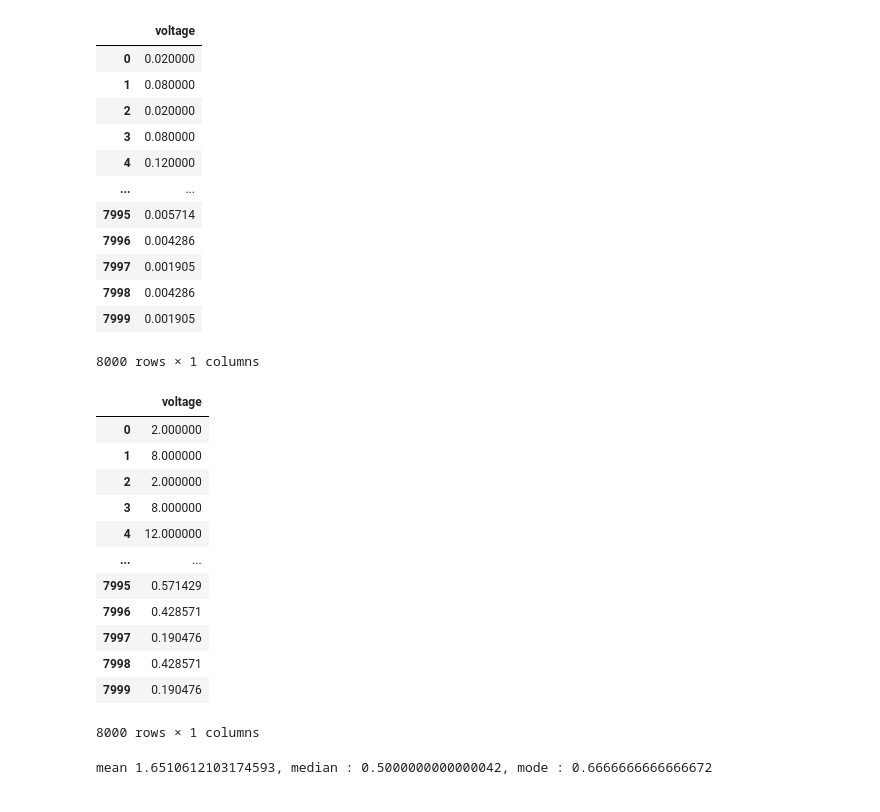
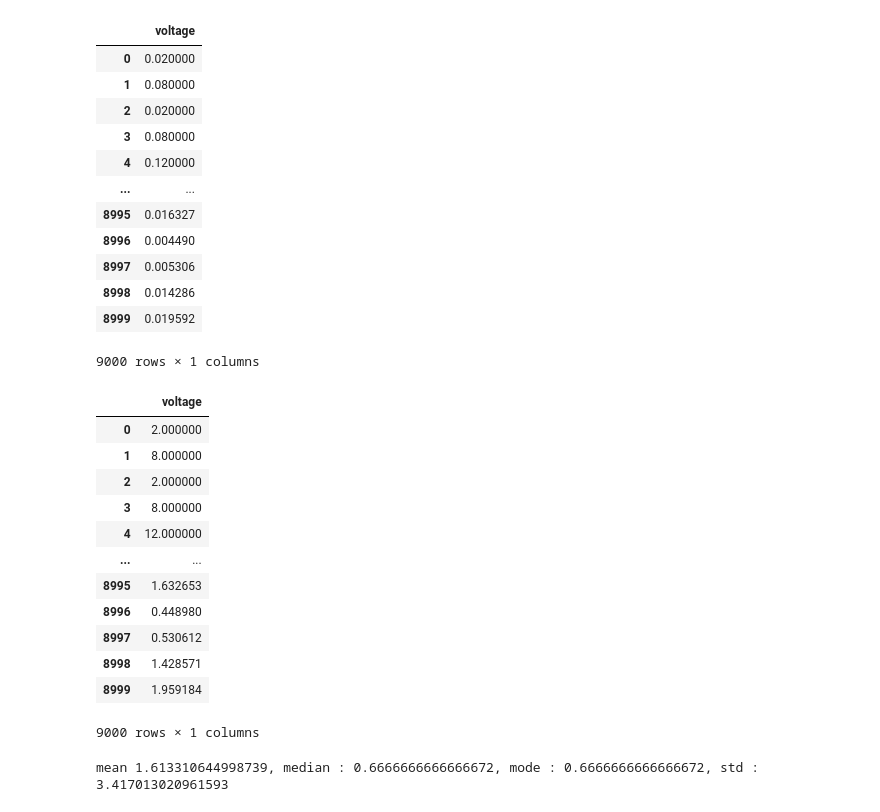
Before and after one commit to BiggusMaximus/Solar-Panel-Monitoring, a Jupyter notebook: Arduino-Bluetooth/ipynb/distribution_normal.ipynb, the cells around one changed output. Drawn from its saved outputs; the diff is of its cells as text; code cells hidden in the pictures.

```diff
--- a/Arduino-Bluetooth/ipynb/distribution_normal.ipynb
+++ b/Arduino-Bluetooth/ipynb/distribution_normal.ipynb
@@ -21,43 +21,47 @@ df_18v = pd.read_csv('../docs/18v_1000data_250delay.csv')
 df_18v = df_18v["voltage"]
 df_21v = pd.read_csv('../docs/21v_1000data_250delay.csv')
 df_21v = df_21v["voltage"]
+df_24_5v = pd.read_csv('../docs/24.5v_1000data_250delay.csv')
+df_24_5v = df_24_5v["voltage"]
 # %%
 df = {
     'voltage' : []
 }
 for i in df_05v:
     df['voltage'].append(abs(i-0.5)/0.5)
 for i in df_3v:
     df['voltage'].append(abs(i-3)/3)
 for i in df_6v:
     df['voltage'].append(abs(i-6)/6)
 for i in df_9v:
     df['voltage'].append(abs(i-9)/9)
 for i in df_12v:
     df['voltage'].append(abs(i-12)/12)
 for i in df_15v:
     df['voltage'].append(abs(i-15)/15)
 for i in df_18v:
     df['voltage'].append(abs(i-18)/18)
 for i in df_21v:
     df['voltage'].append(abs(i-21)/21)
+for i in df_24_5v:
+    df['voltage'].append(abs(i-24.5)/24.5)
 
 df = pd.DataFrame(df)
 df
 # %% [output]
 |  | voltage |
 | 0 | 0.020000 |
 | 1 | 0.080000 |
 | 2 | 0.020000 |
 | 3 | 0.080000 |
 | 4 | 0.120000 |
 | ... | ... |
-| 7995 | 0.005714 |
-| 7996 | 0.004286 |
-| 7997 | 0.001905 |
-| 7998 | 0.004286 |
-| 7999 | 0.001905 |
+| 8995 | 0.016327 |
+| 8996 | 0.004490 |
+| 8997 | 0.005306 |
+| 8998 | 0.014286 |
+| 8999 | 0.019592 |
-8000 rows × 1 columns
+9000 rows × 1 columns
 # %%
 df["voltage"] = df["voltage"] * 100
 df
@@ -69,19 +73,20 @@ df
 | 3 | 8.000000 |
 | 4 | 12.000000 |
 | ... | ... |
-| 7995 | 0.571429 |
-| 7996 | 0.428571 |
-| 7997 | 0.190476 |
-| 7998 | 0.428571 |
-| 7999 | 0.190476 |
+| 8995 | 1.632653 |
+| 8996 | 0.448980 |
+| 8997 | 0.530612 |
+| 8998 | 1.428571 |
+| 8999 | 1.959184 |
-8000 rows × 1 columns
+9000 rows × 1 columns
 # %%
 mean_df = df["voltage"].mean()
 mode_df = df["voltage"].mode()[0]
 median_df = df["voltage"].median()
-print(f"mean {mean_df}, median : {median_df}, mode : {mode_df}")
+std_df = df["voltage"].std()
+print(f"mean {mean_df}, median : {median_df}, mode : {mode_df}, std : {std_df}")
 # %% [output]
-mean 1.6510612103174593, median : 0.5000000000000042, mode : 0.6666666666666672
+mean 1.613310644998739, median : 0.6666666666666672, mode : 0.6666666666666672, std : 3.417013020961593
 # %%
 # seaborn histogram
 bin_count = int(np.ceil(np.log2(len(df["voltage"]))) + 1)
```
Also changed, not shown: parts of 3 cells of this notebook, 8 other files.
